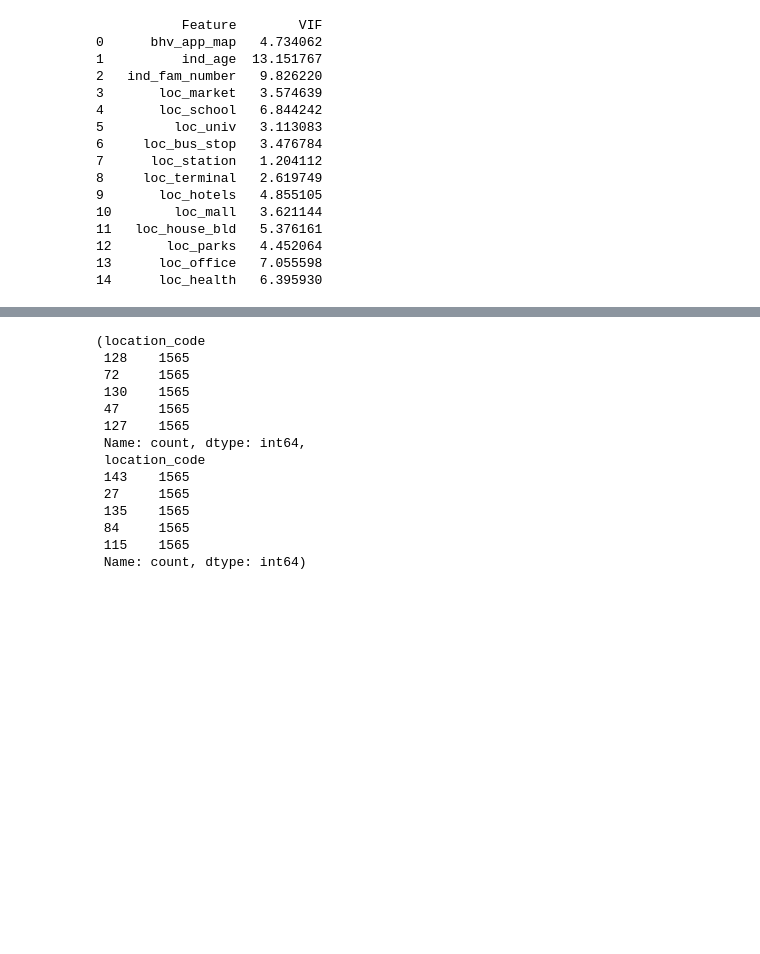
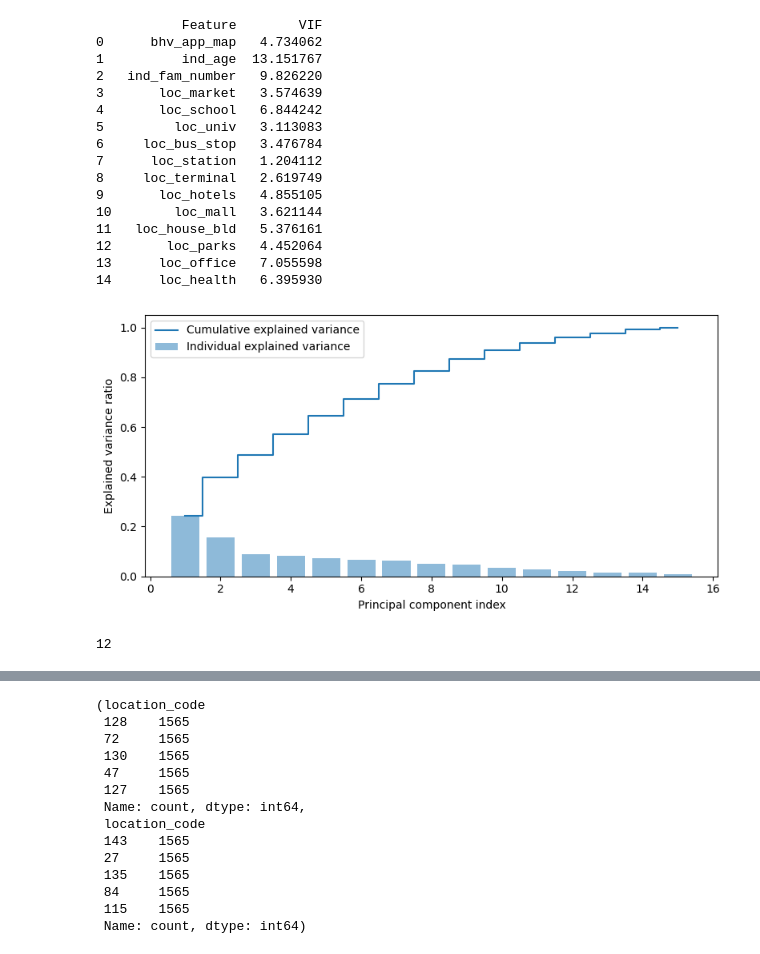
Before and after one commit to azwanazamuddin/location-choice-model, a Jupyter notebook: notebooks/evaluate_data.ipynb, the cells around one changed output, grey strips where cells are left out. Cells and saved outputs as stored; diff of their text form; code cells hidden in the pictures; blank space fills up the shorter version.

```diff
--- a/notebooks/evaluate_data.ipynb
+++ b/notebooks/evaluate_data.ipynb
@@ -124,6 +124,41 @@ print(vif_data_updated)
 12       loc_parks   4.452064
 13      loc_office   7.055598
 14      loc_health   6.395930
+# %%
+from sklearn.decomposition import PCA
+from sklearn.preprocessing import StandardScaler
+
+# Standardize the data
+scaler = StandardScaler()
+X_scaled = scaler.fit_transform(X)  # Assuming X is your dataset after VIF filtering
+
+# Apply PCA without reducing dimensionality to compute full explained variance
+pca = PCA()
+pca.fit(X_scaled)
+
+# Calculate cumulative explained variance
+cumulative_variance = np.cumsum(pca.explained_variance_ratio_)
+
+# Plot the explained variance for each component
+plt.figure(figsize=(8, 4))
+plt.bar(range(1, len(pca.explained_variance_ratio_) + 1), pca.explained_variance_ratio_, alpha=0.5,
+        align='center', label='Individual explained variance')
+plt.step(range(1, len(cumulative_variance) + 1), cumulative_variance, where='mid',
+         label='Cumulative explained variance')
+plt.ylabel('Explained variance ratio')
+plt.xlabel('Principal component index')
+plt.legend(loc='best')
+plt.tight_layout()
+plt.show()
+
+# Decide the number of components (n) based on cumulative variance (e.g., 0.95)
+n_components = np.argmax(cumulative_variance >= 0.95) + 1  # +1 because index starts at 0
+# %% [output]
+[figure, added]
+# %%
+n_components
+# %% [output]
+12
 # %%
 # Assuming 'trip_data' is your DataFrame and 'variables_to_remove' is the list of variables from Lasso
 variables_to_remove = ['bhv_longtime_driver',
```
Also changed, not shown: parts of 9 cells of this notebook, 9 other files.
